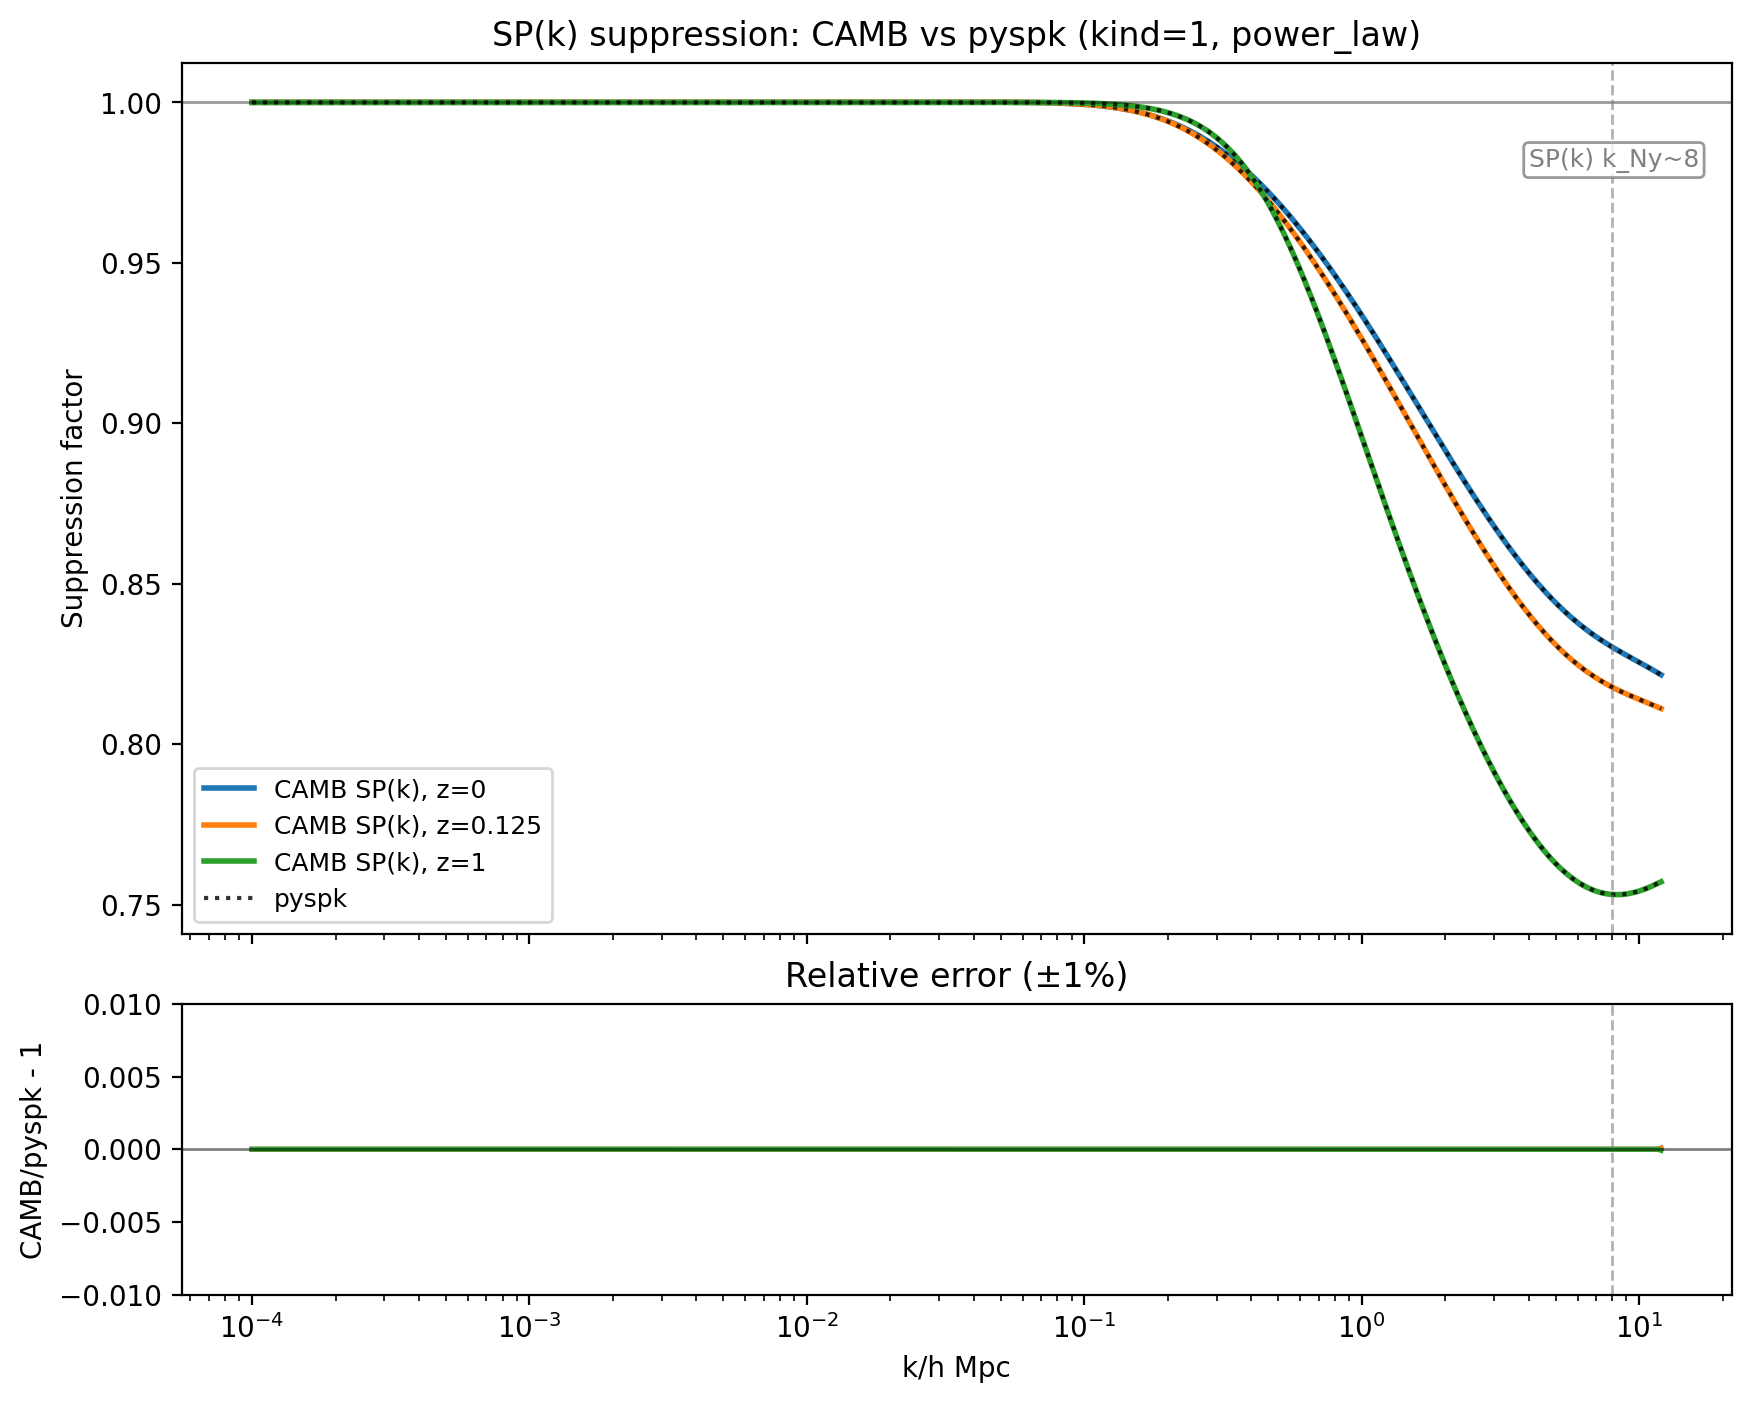
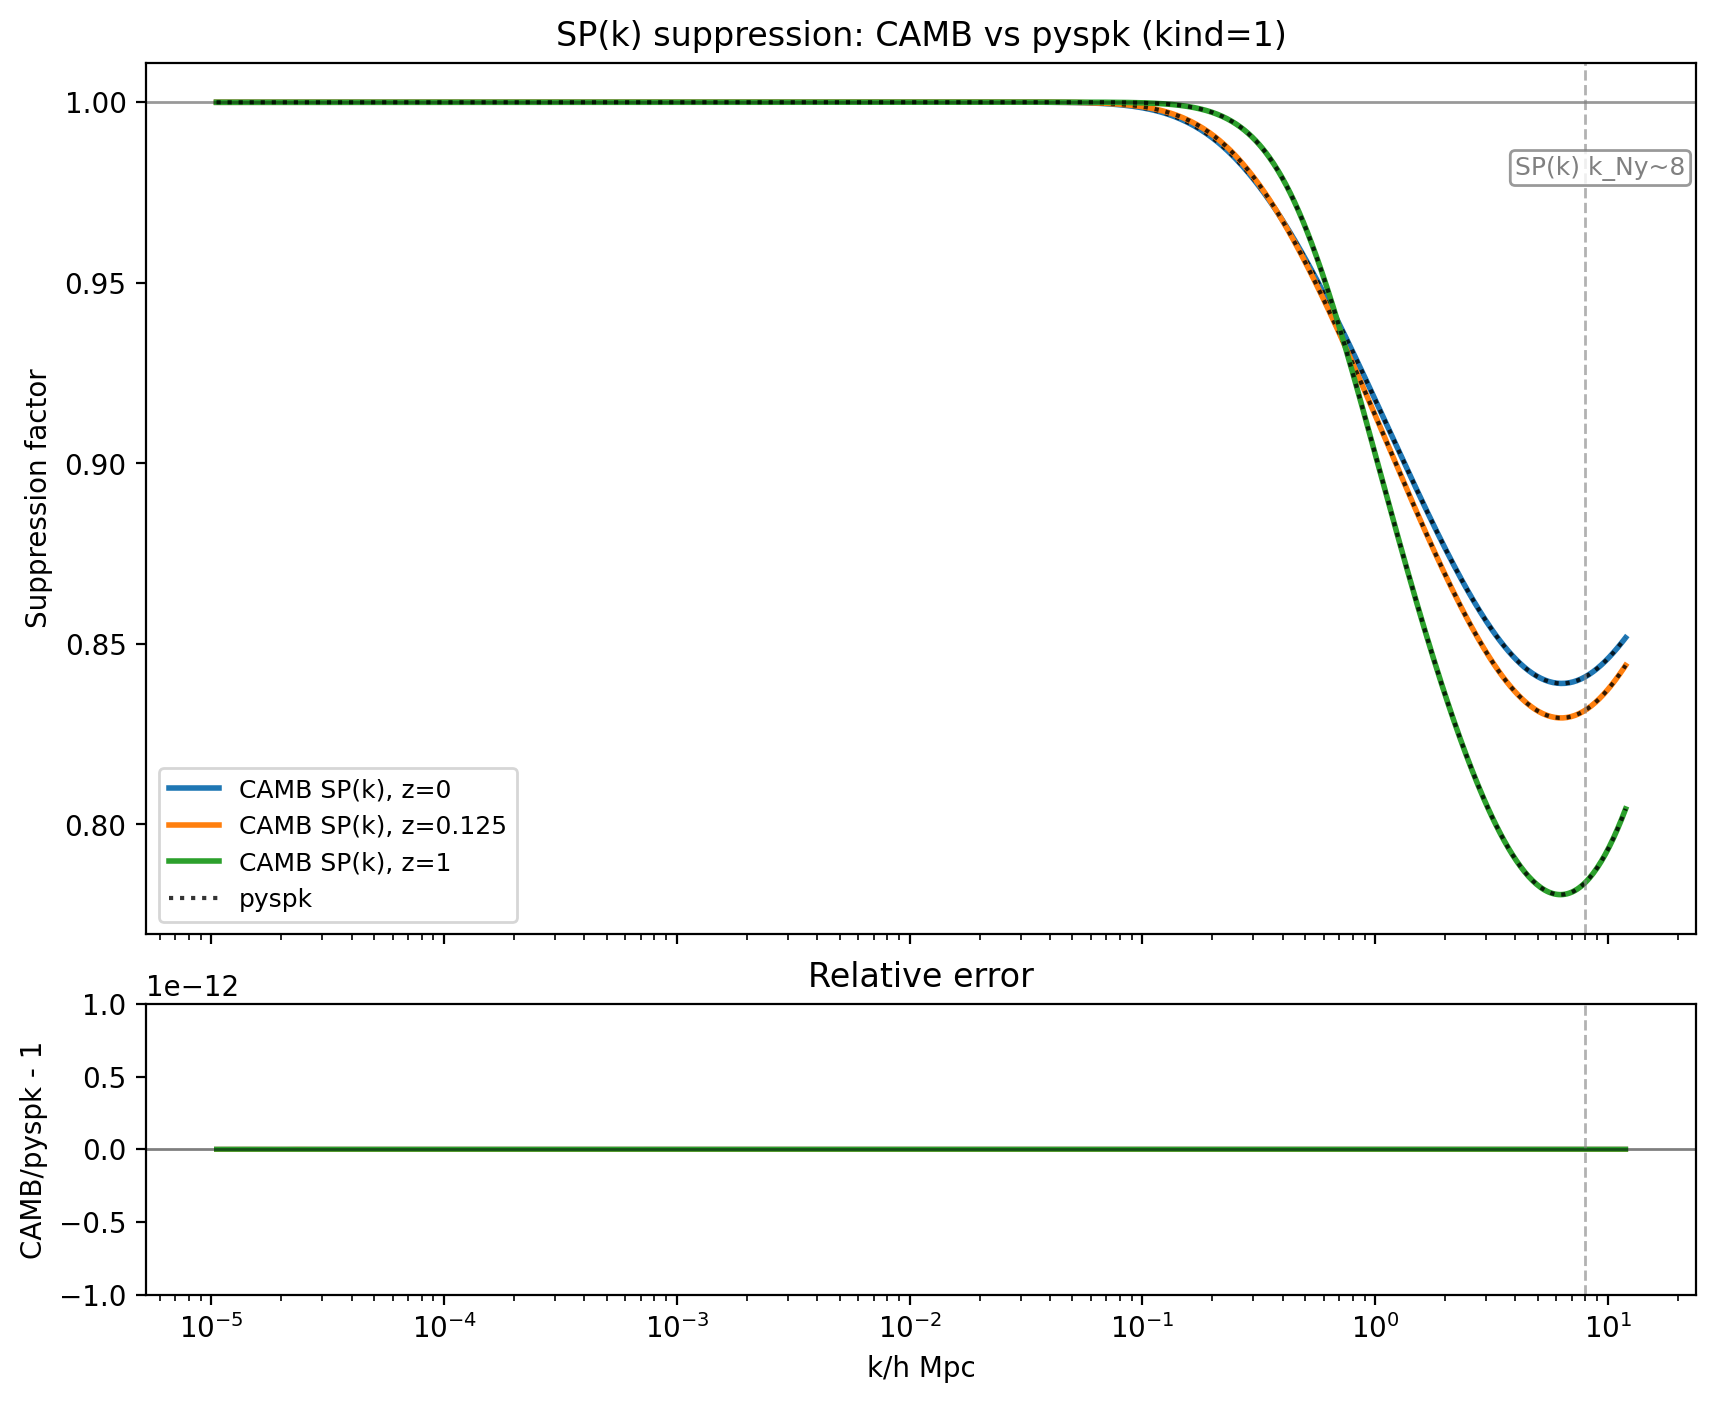
Code edit (unified diff) that turned the first committed figure into the second:
--- before
+++ after
@@ -1,20 +1,38 @@
-# Verify suppression factor against pyspk and show implementation error
-# kind=1 (power_law) has no cosmology dependence — no cosmo object needed
+# Verify suppression factor against pyspk
+# kind=1 (power_law)
+
+# Reuse CAMB results from the previous cell (results_base/results_spk) to avoid extra solves
+k_base_full, z_base_full, pk_base_full = results_base.get_nonlinear_matter_power_spectrum()
+k_spk_full, z_spk_full, pk_spk_full = results_spk.get_nonlinear_matter_power_spectrum()
+
+assert np.allclose(k_base_full, k_spk_full)
+assert np.allclose(z_base_full, z_spk_full)
+
+z_compare = [float(v) for v in z_base_full]
+k_compare_max = 12.0
+mask_k = k_base_full < k_compare_max
+
+k_use = k_base_full[mask_k]
+camb_sup_list = []
 pyspk_sup_list = []
-for redshift in z:
-    k_pyspk, sup_pyspk = pyspk.sup_model(
+
+for i, redshift in enumerate(z_compare):
+    pk_base = pk_base_full[i][mask_k]
+    pk_spk = pk_spk_full[i][mask_k]
+    camb_sup = pk_spk / pk_base
+
+    k_pyspk, py_sup = pyspk.sup_model(
         SO=200,
-        z=float(redshift),
+        z=redshift,
         fb_a=0.4,
-        fb_pow=0.3,
+        fb_pow=0.2,
         fb_pivot=10**13.5,
-        k_array=kh0,
+        k_array=k_use,
         verbose=False,
     )
-    assert np.allclose(k_pyspk, kh0)
-    pyspk_sup_list.append(sup_pyspk)
+    assert np.allclose(k_use, k_pyspk)
 
-k_compare_max = 12.0
-mask_plot = kh0 <= k_compare_max
+    camb_sup_list.append(camb_sup)
+    pyspk_sup_list.append(py_sup)
 
 fig2, axes2 = plt.subplots(
@@ -33,26 +51,26 @@
 pyspk_handle = None
 
-for i, redshift in enumerate(z):
+for i, redshift in enumerate(z_compare):
     color = colors[i % len(colors)]
-    camb_sup = pk1[i, :] / pk0[i, :]
+    camb_sup = camb_sup_list[i]
     py_sup = pyspk_sup_list[i]
-    valid = mask_plot & np.isfinite(camb_sup) & np.isfinite(py_sup) & (np.abs(py_sup) > 1e-30)
+    valid = np.isfinite(camb_sup) & np.isfinite(py_sup) & (np.abs(py_sup) > 1e-30)
 
     (line_camb,) = ax2.semilogx(
-        kh0[valid], camb_sup[valid], color=color, ls="-", lw=2, label=f"CAMB SP(k), z={float(redshift):g}"
+        k_use[valid], camb_sup[valid], color=color, ls="-", lw=2, label=f"CAMB SP(k), z={redshift:g}"
     )
     camb_handles.append(line_camb)
 
     if pyspk_handle is None:
-        (pyspk_handle,) = ax2.semilogx(kh0[valid], py_sup[valid], color="k", ls=":", lw=1.5, alpha=0.8, label="pyspk")
+        (pyspk_handle,) = ax2.semilogx(k_use[valid], py_sup[valid], color="k", ls=":", lw=1.5, alpha=0.8, label="pyspk")
     else:
-        ax2.semilogx(kh0[valid], py_sup[valid], color="k", ls=":", lw=1.5, alpha=0.8, label=None)
+        ax2.semilogx(k_use[valid], py_sup[valid], color="k", ls=":", lw=1.5, alpha=0.8, label=None)
 
     ratio_err = camb_sup[valid] / py_sup[valid] - 1.0
-    ax3.semilogx(kh0[valid], ratio_err, color=color, ls="-", lw=1.8, label=f"z={float(redshift):g}")
+    ax3.semilogx(k_use[valid], ratio_err, color=color, ls="-", lw=1.8, label=f"z={redshift:g}")
 
 ax2.axhline(1.0, color="k", lw=1, alpha=0.4)
 ax2.set_ylabel("Suppression factor")
-ax2.set_title("SP(k) suppression: CAMB vs pyspk (kind=1, power_law)")
+ax2.set_title("SP(k) suppression: CAMB vs pyspk (kind=1)")
 if pyspk_handle is not None:
     ax2.legend(handles=[*camb_handles, pyspk_handle], loc="lower left", fontsize=9)
@@ -63,6 +81,6 @@
 ax3.set_xlabel("k/h Mpc")
 ax3.set_ylabel("CAMB/pyspk - 1")
-ax3.set_ylim(-0.01, 0.01)
-ax3.set_title("Relative error (±1%)")
+ax3.set_ylim(-1e-12, 1e-12)
+ax3.set_title("Relative error")
 
 # Reference marker: pyspk Nyquist limit
@@ -81,10 +99,8 @@
 
 print("Max relative error between CAMB SP(k) and pyspk:")
-for i, redshift in enumerate(z):
-    camb_sup = pk1[i, :] / pk0[i, :]
+for i, redshift in enumerate(z_compare):
+    camb_sup = camb_sup_list[i]
     py_sup = pyspk_sup_list[i]
-    valid8 = (kh0 <= 8.0) & np.isfinite(camb_sup) & np.isfinite(py_sup) & (np.abs(py_sup) > 1e-30)
-    valid12 = (kh0 <= 12.0) & np.isfinite(camb_sup) & np.isfinite(py_sup) & (np.abs(py_sup) > 1e-30)
-    rel8 = np.max(np.abs(camb_sup[valid8] / py_sup[valid8] - 1.0))
-    rel12 = np.max(np.abs(camb_sup[valid12] / py_sup[valid12] - 1.0))
-    print(f"z={float(redshift):g}:  k<=8 -> {rel8:.2e},  k<=12 -> {rel12:.2e}")
+    valid = np.isfinite(camb_sup) & np.isfinite(py_sup) & (np.abs(py_sup) > 1e-30)
+    rel = np.max(np.abs(camb_sup[valid] / py_sup[valid] - 1.0))
+    print(f"z={redshift:g}:  max -> {rel:.2e}")

Commit: Update SPK demo